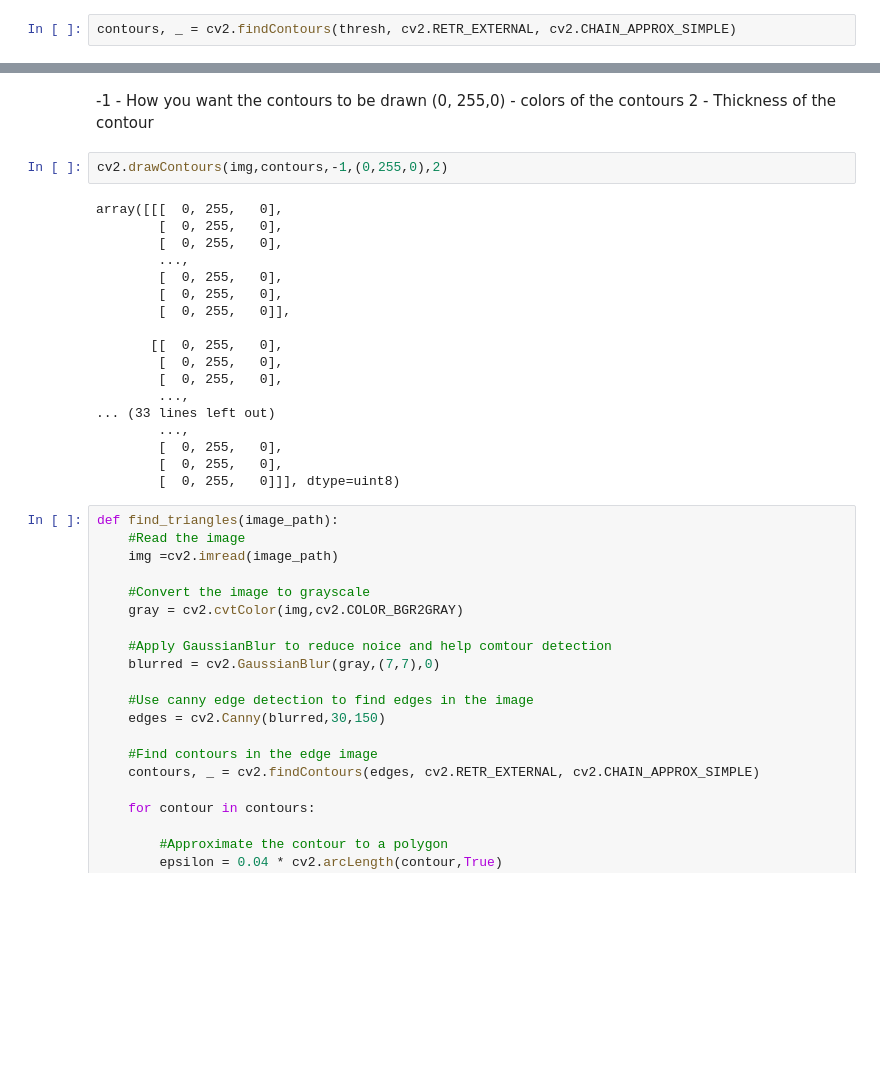
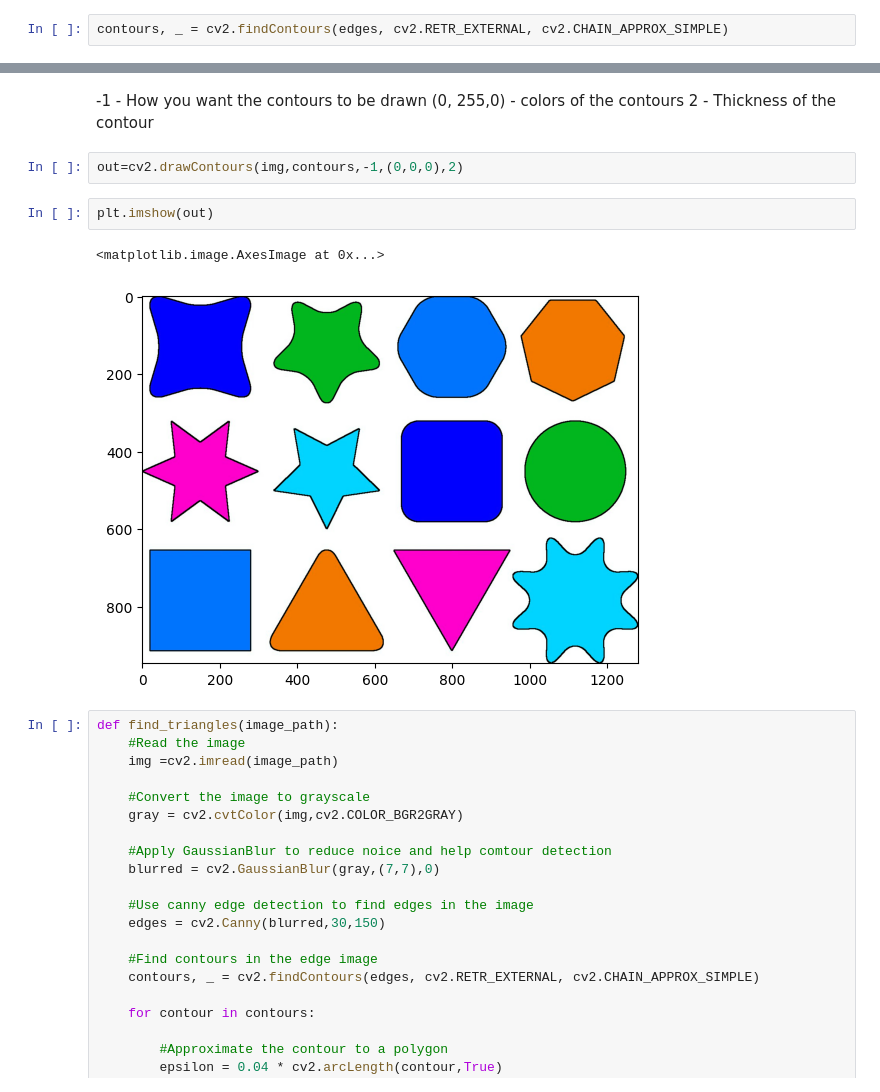
Before and after one commit to HimashaRandil/Image_Processing_and_Computer_Vision, a Jupyter notebook: 1. Basic Image Processing/Lecture 1/Day 1.ipynb, the cells around one changed output, grey strips where cells are left out. Drawn from its saved outputs; the diff is of its cells as text; blank space fills up the shorter version.

```diff
--- a/1. Basic Image Processing/Lecture 1/Day 1.ipynb
+++ b/1. Basic Image Processing/Lecture 1/Day 1.ipynb
@@ -133,4 +133,4 @@ plt.imshow(thresh)
 # %% [markdown]
 Coutours are outlines drawn surrounding the shapes. Its mainly used for shape analysis. cv2.RETR_EXTERNAL means consider only the external aspect of the object, not considering the inside. cv2.CHAN_APPROX_SIMPLE compress horizontal, vertical and diagonal lines and provide a simple averaged representation
 # %%
-contours, _ = cv2.findContours(thresh, cv2.RETR_EXTERNAL, cv2.CHAIN_APPROX_SIMPLE)
+contours, _ = cv2.findContours(edges, cv2.RETR_EXTERNAL, cv2.CHAIN_APPROX_SIMPLE)
@@ -139,25 +159,12 @@ contours, _ = cv2.findContours(thresh, cv2.RETR_EXTERNAL, cv2.CHAIN_APPROX_SIMPL
 (0, 255,0) - colors of the contours
 2 - Thickness of the contour
 # %%
-cv2.drawContours(img,contours,-1,(0,255,0),2)
+out=cv2.drawContours(img,contours,-1,(0,0,0),2)
-# %% [output]
-array([[[  0, 255,   0],
-        [  0, 255,   0],
-        [  0, 255,   0],
-        ...,
-        [  0, 255,   0],
-        [  0, 255,   0],
-        [  0, 255,   0]],
-
-       [[  0, 255,   0],
-        [  0, 255,   0],
-        [  0, 255,   0],
-        ...,
-... (33 lines left out)
-        ...,
-        [  0, 255,   0],
-        [  0, 255,   0],
-        [  0, 255,   0]]], dtype=uint8)
+# %%
+plt.imshow(out)
+# %% [output]
+<matplotlib.image.AxesImage at 0x...>
+[figure, added]
 # %%
 def find_triangles(image_path):
     #Read the image
```
Also changed, not shown: parts of 2 cells of this notebook, 1 other file.
